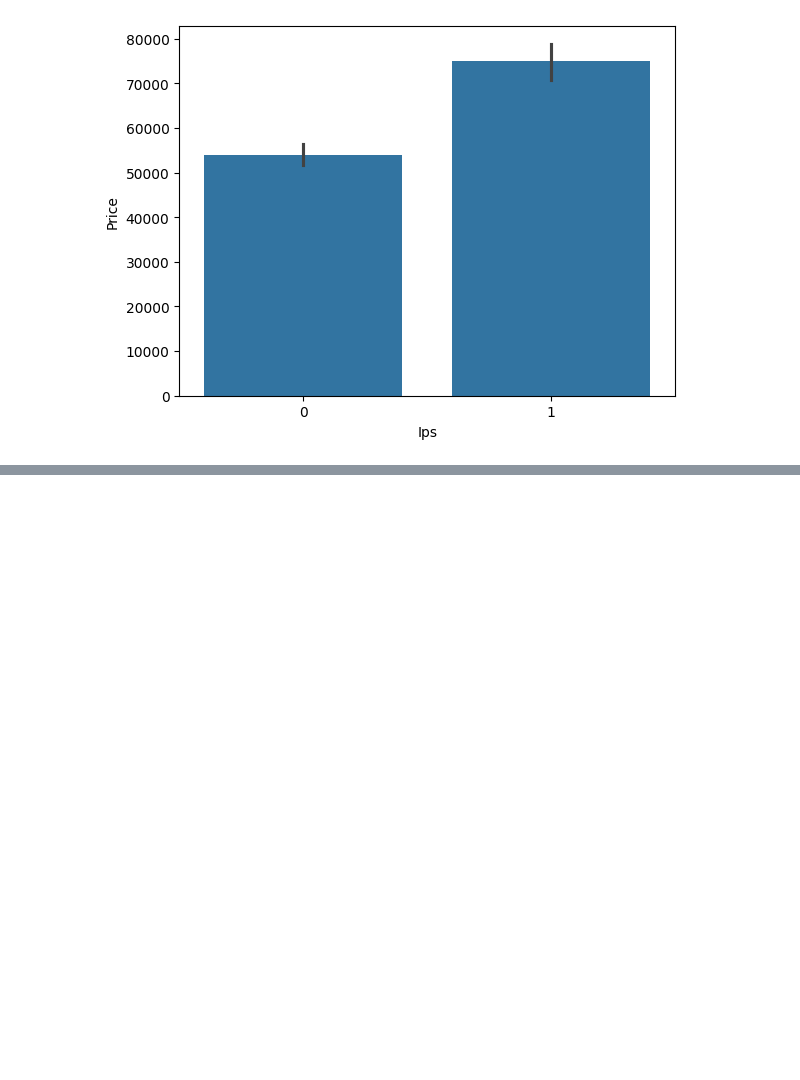
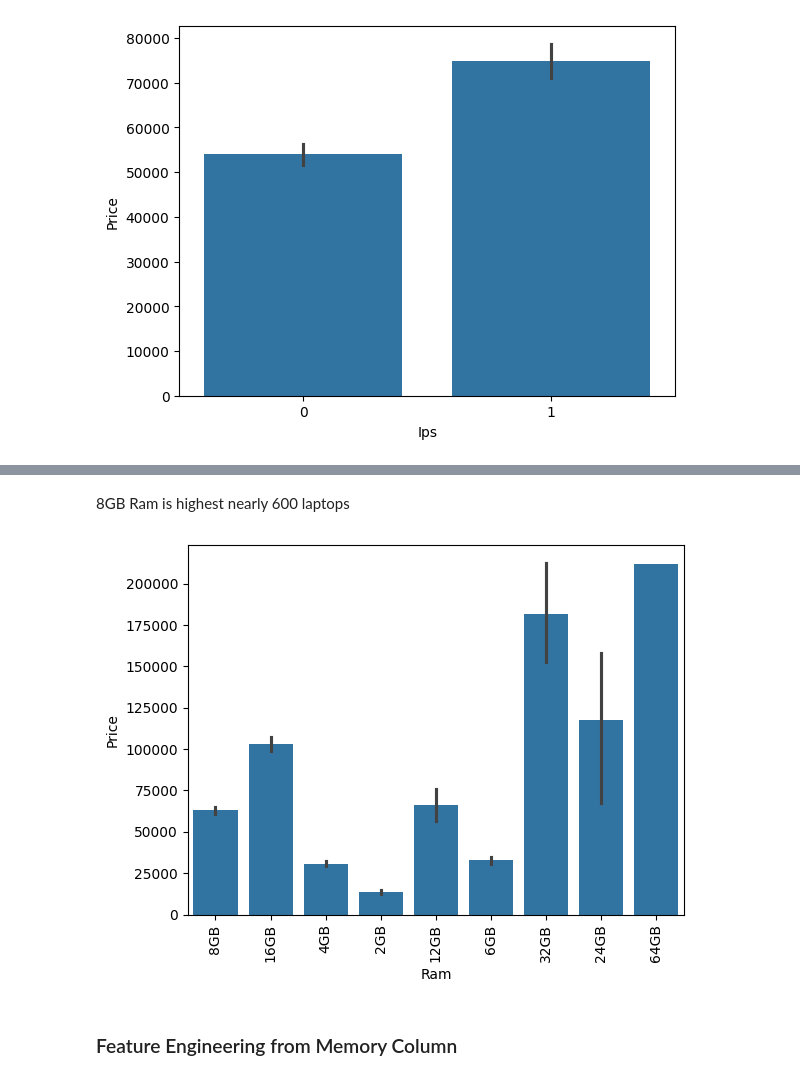
Before and after one commit to shahbhavya7/SpectraPrice, a Jupyter notebook: experiments.ipynb, the cells around one changed output, grey strips where cells are left out. Drawn from its saved outputs; the diff is of its cells as text; code cells hidden in the pictures; blank space fills up the shorter version.

```diff
--- a/experiments.ipynb
+++ b/experiments.ipynb
@@ -254,0 +368,10 @@ df.head()
+# %% [markdown]
+8GB Ram is highest nearly 600 laptops
+# %%
+sns.barplot(x=df['Ram'],y=df['Price'])
+plt.xticks(rotation='vertical')
+plt.show()
+# %% [output]
+[figure, added]
+# %% [markdown]
+### Feature Engineering from Memory Column
```
Also changed, not shown: parts of 35 cells of this notebook.
